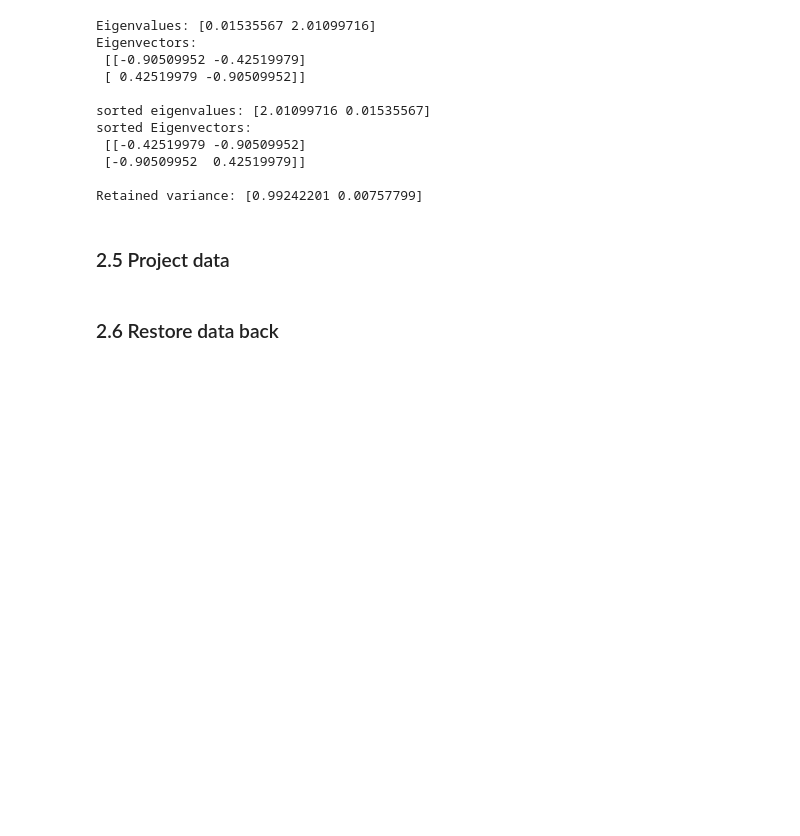
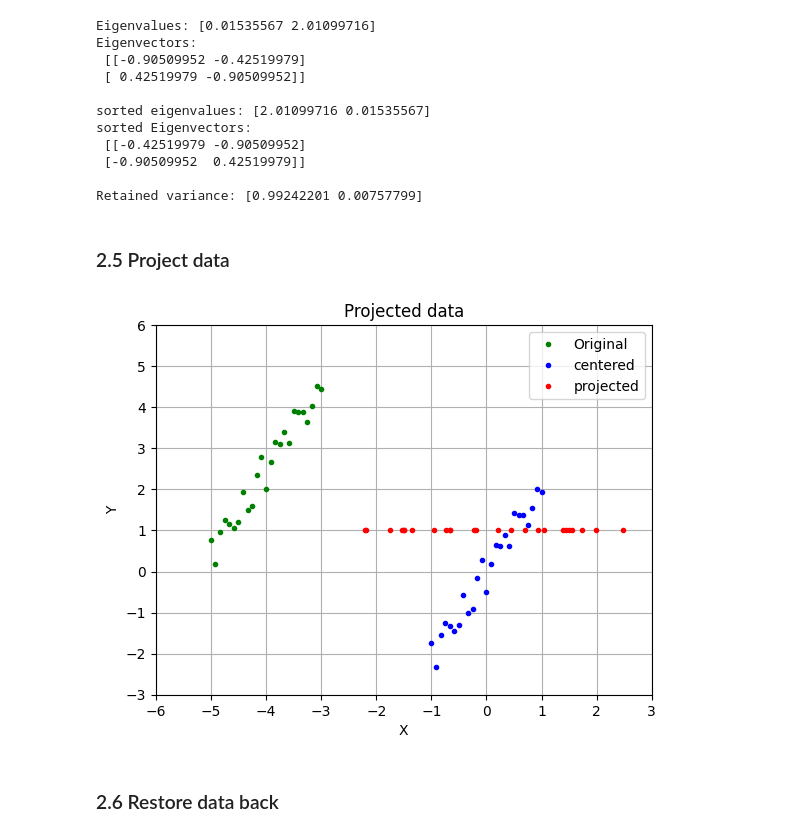
Before and after one commit to The-Great1/machine_learning_course, a Jupyter notebook: Week 4 Lab/Lab-4.ipynb, the cells around one changed output. Drawn from its saved outputs; the diff is of its cells as text; code cells hidden in the pictures; blank space fills up the shorter version.

Commit message:
Project data to first principal component

```diff
--- a/Week 4 Lab/Lab-4.ipynb
+++ b/Week 4 Lab/Lab-4.ipynb
@@ -200,17 +200,19 @@ Retained variance: [0.99242201 0.00757799]
 # %%
 # project data to the first principal component
 first_pc = np.expand_dims(eig_vectors[:,0], axis=1)
-projected_data = None
+projected_data = np.dot(data_centered, first_pc)
 
 plt.title("Projected data")
 plt.plot(data[:,0], data[:,1], '.', color="green", label="Original")
 plt.plot(data_centered[:,0], data_centered[:,1], '.', color="blue", label="centered")
 plt.plot(projected_data, np.ones(len(projected_data)), '.', color="red",  label="projected")
 plt.axis([-6, 3, -3, 6])
 plt.legend()
 plt.xlabel("X")
 plt.ylabel("Y")
 plt.grid('True')
+# %% [output]
+[figure, added]
 # %% [markdown]
 ### 2.6 Restore data back
 # %%
```
